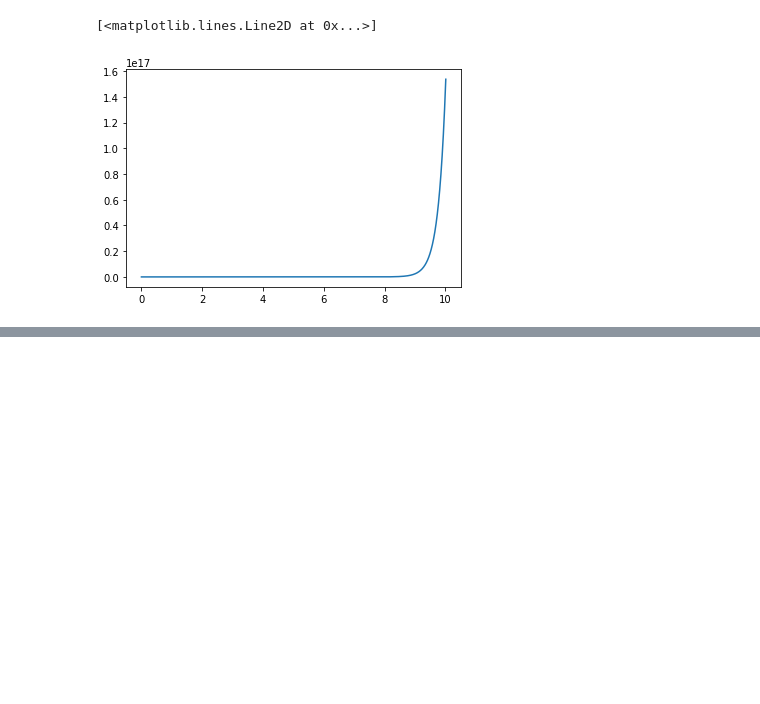
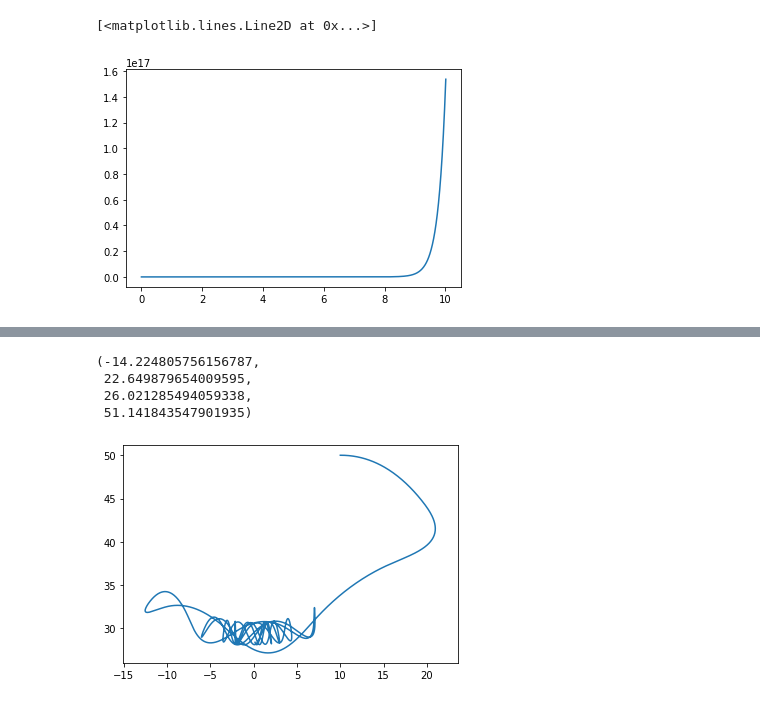
Before and after one commit to alejolop117/-C-8-Data-Structures-and-Algorithms, a Jupyter notebook: Examples_Class29_09.ipynb, the cells around one changed output, grey strips where cells are left out. Cells and saved outputs as stored; diff of their text form; code cells hidden in the pictures; blank space fills up the shorter version.

```diff
--- a/Examples_Class29_09.ipynb
+++ b/Examples_Class29_09.ipynb
@@ -86,0 +99,42 @@ plt.plot(T,X0)
+# %%
+import numpy as np
+import matplotlib.pyplot as plt
+
+t=0
+m=70
+kf=2
+g=9.8
+kr=1000
+L0= 20
+dt=0.01
+a=np.array([0,50])
+w=np.array([0,-m*g])
+#Condiciones iniciales
+r0=np.array([10,50])
+r1=np.array([10,0])
+#arreglo de datos para guardar todos los valores de la variable
+X=[r0[0]]
+Y=[r0[1]]
+
+while(t<40):
+  r0_new= r0 +dt*r1
+
+  if(np.linalg.norm(a-r0)>=L0):
+   r1_new= r1+dt*(w-kf*np.linalg.norm(r1)*r1 + kr * (np.linalg.norm(a-r0)-L0)*((a-r0)/np.linalg.norm(a-r0)))/m
+  else:
+    r1_new= r1+dt*(w-kf*np.linalg.norm(r1)*r1)/m
+
+
+  t=t+dt
+  r0=r0_new
+  r1=r1_new
+  X.append(r0[0])
+  Y.append(r0[1])
+plt.plot(X,Y)
+plt.axis('equal')
+# %% [output]
+(-14.224805756156787,
+ 22.649879654009595,
+ 26.021285494059338,
+ 51.141843547901935)
+[figure, added]
```
Also changed, not shown: parts of 3 cells of this notebook.
